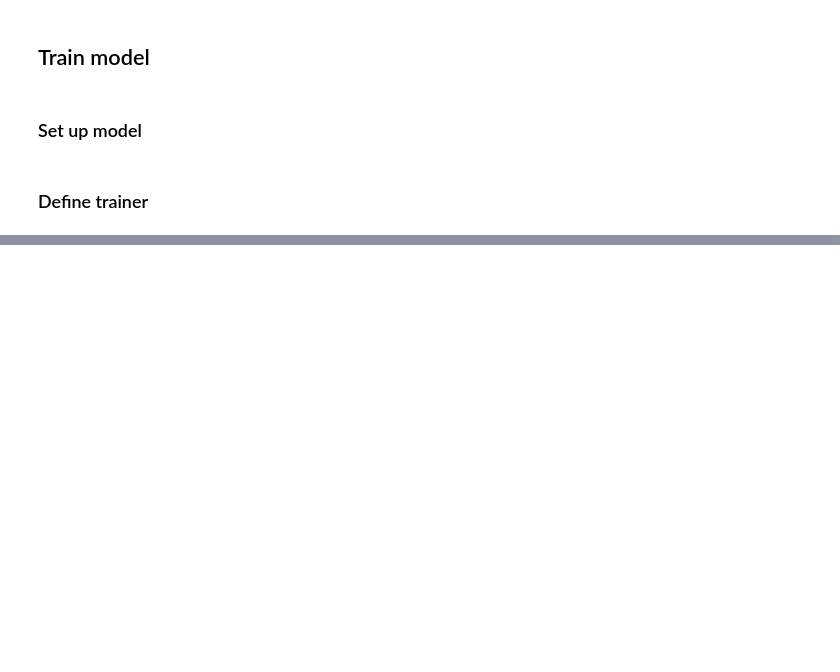
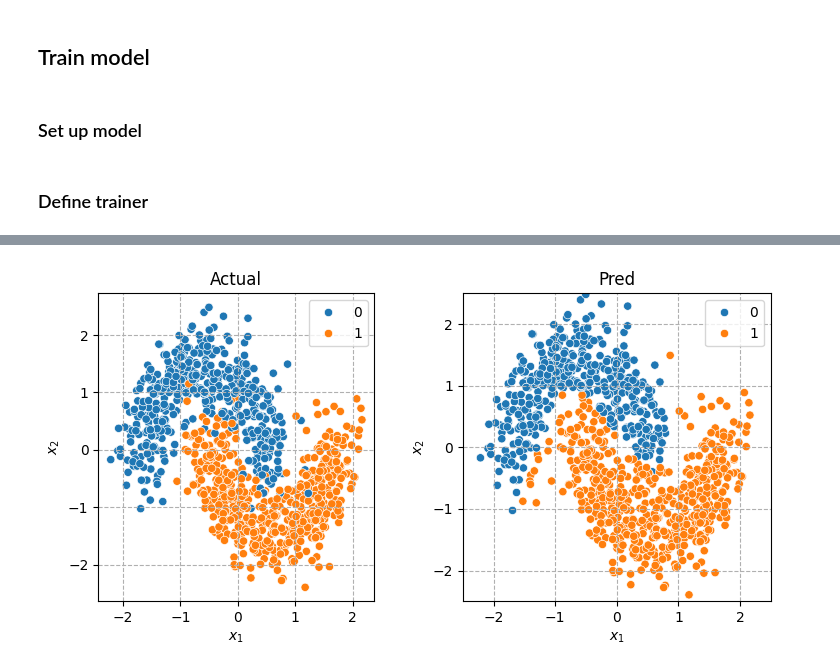
Before and after one commit to steeve-boucherie/pyTorch-sandbox, a Jupyter notebook: notebooks/99-trials/20250914-build-mlp-from-scracth.ipynb, the cells around one changed output, grey strips where cells are left out. Cells and saved outputs as stored; diff of their text form; code cells hidden in the pictures; blank space fills up the shorter version.

```diff
--- a/notebooks/99-trials/20250914-build-mlp-from-scracth.ipynb
+++ b/notebooks/99-trials/20250914-build-mlp-from-scracth.ipynb
@@ -143,0 +230,54 @@ def train(data, loss_fn, optimizer):
+# %%
+X, y_true, y_pred = [], [], []
+with torch.no_grad():
+    for data in test_data:
+        x, y_ = data
+        y_hat = model(x).squeeze()
+        y_hat = (.5 < y_hat).float()
+
+        # Store
+        X.append(x)
+        y_true.append(y_)
+        y_pred.append(y_hat)
+
+X = torch.concat(X).numpy()
+y_true = torch.concat(y_true).numpy()
+y_pred = torch.concat(y_pred).numpy()
+# %%
+_, (left, right) = plt.subplots(1, 2, figsize=(9, 4))
+left.grid(ls='--')
+right.grid(ls='--')
+
+sns.scatterplot(
+    x=X[:, 0],
+    y=X[:, 1],
+    hue=y_true,
+    hue_order=[0, 1],
+    ax=left
+)
+
+left.set(
+    title='Actual',
+    xlabel=r'$x_{1}$',
+    ylabel=r'$x_{2}$',
+    aspect='equal',
+);
+
+sns.scatterplot(
+    x=X[:, 0],
+    y=X[:, 1],
+    hue=y_pred,
+    hue_order=[0, 1],
+    ax=right
+)
+
+right.set(
+    title='Pred',
+    xlim=(-2.5, 2.5),
+    ylim=(-2.5, 2.5),
+    xlabel=r'$x_{1}$',
+    ylabel=r'$x_{2}$',
+    aspect='equal',
+);
+# %% [output]
+[figure, added]
```
Also changed, not shown: parts of 8 cells of this notebook, 5 other files.
